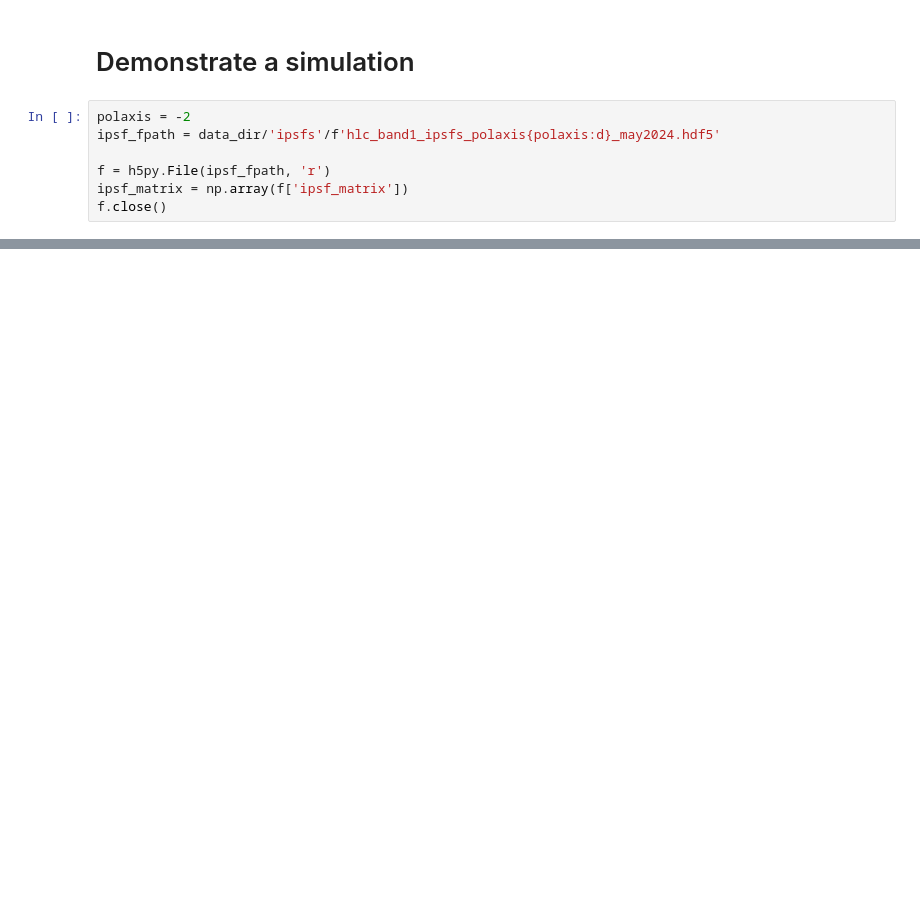
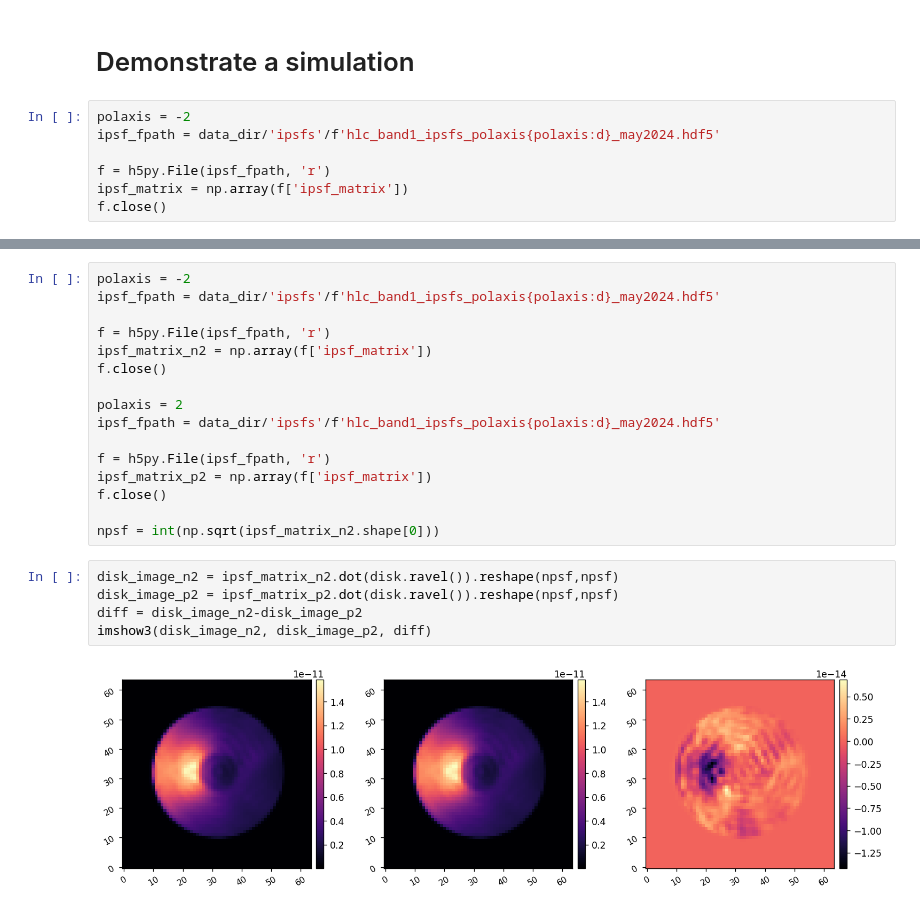
Before and after one commit to kian1377/disk-processing, a Jupyter notebook: hlc_band1_20240418_interp_psfs.ipynb, the cells around one changed output, grey strips where cells are left out. Saved outputs shown, nothing was run; the diff lists cells and outputs as text; blank space fills up the shorter version.

```diff
--- a/hlc_band1_20240418_interp_psfs.ipynb
+++ b/hlc_band1_20240418_interp_psfs.ipynb
@@ -183,0 +192,23 @@ imshow2(disk, disk_image)
+# %%
+polaxis = -2
+ipsf_fpath = data_dir/'ipsfs'/f'hlc_band1_ipsfs_polaxis{polaxis:d}_may2024.hdf5'
+
+f = h5py.File(ipsf_fpath, 'r')
+ipsf_matrix_n2 = np.array(f['ipsf_matrix'])
+f.close()
+
+polaxis = 2
+ipsf_fpath = data_dir/'ipsfs'/f'hlc_band1_ipsfs_polaxis{polaxis:d}_may2024.hdf5'
+
+f = h5py.File(ipsf_fpath, 'r')
+ipsf_matrix_p2 = np.array(f['ipsf_matrix'])
+f.close()
+
+npsf = int(np.sqrt(ipsf_matrix_n2.shape[0]))
+# %%
+disk_image_n2 = ipsf_matrix_n2.dot(disk.ravel()).reshape(npsf,npsf)
+disk_image_p2 = ipsf_matrix_p2.dot(disk.ravel()).reshape(npsf,npsf)
+diff = disk_image_n2-disk_image_p2
+imshow3(disk_image_n2, disk_image_p2, diff)
+# %% [output]
+[figure, added]
```
Also changed, not shown: parts of 7 cells of this notebook, 6 other files.
